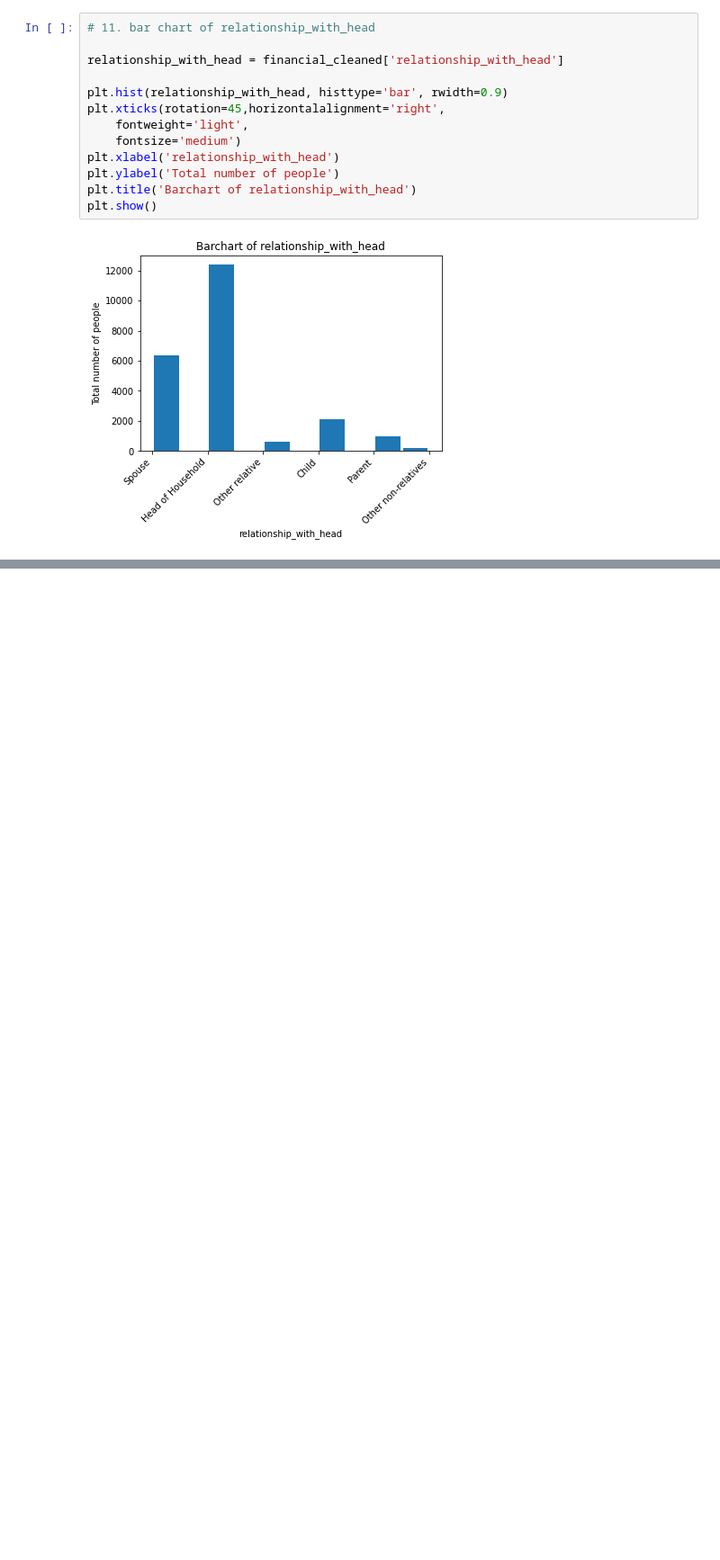
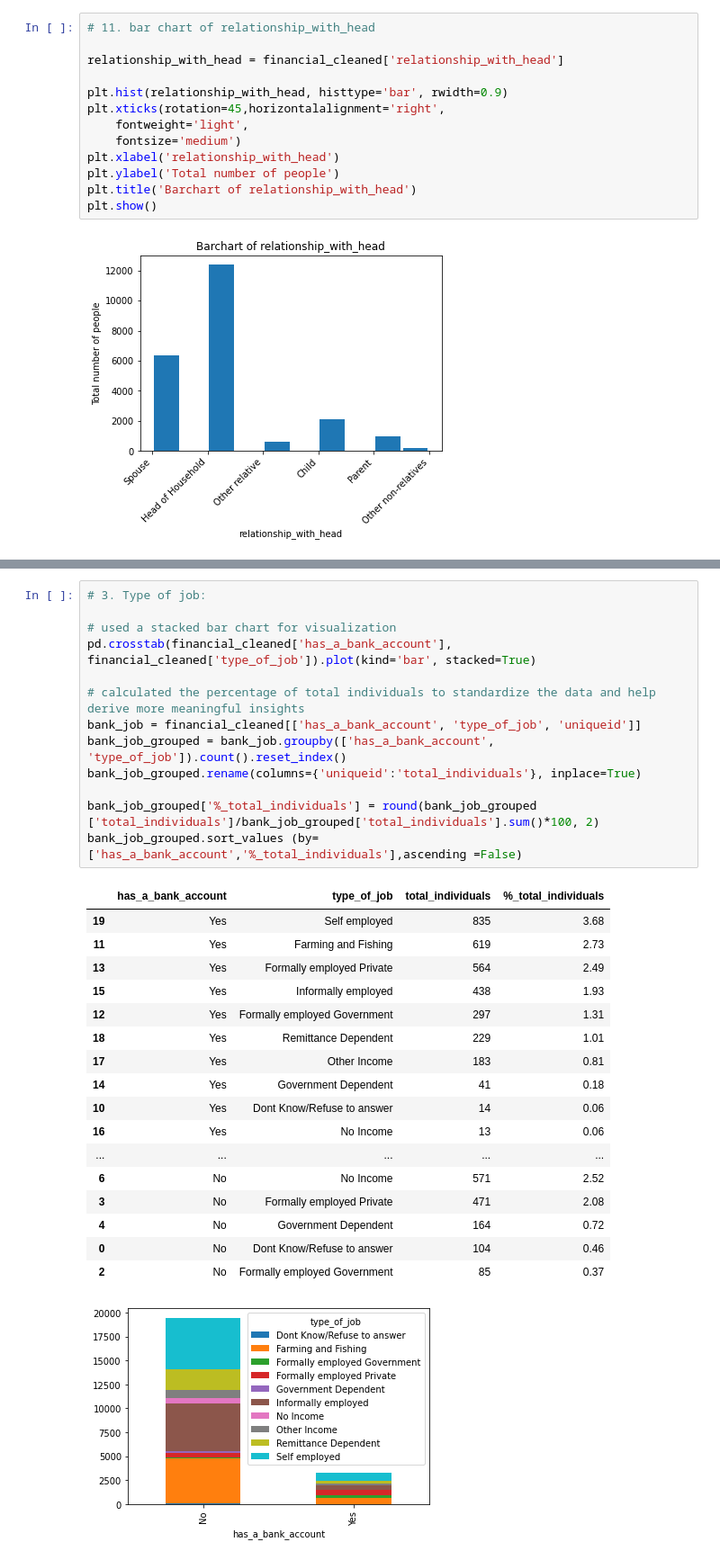
Before and after one commit to nchebet09/Week-2-Core-IP, a Jupyter notebook: Naomi's_Core_IP_Week_2.ipynb, the cells around one changed output, grey strips where cells are left out. Shown at 90% size. Saved outputs shown, nothing was run; the diff lists cells and outputs as text; blank space fills up the shorter version.

```diff
--- a/Naomi's_Core_IP_Week_2.ipynb
+++ b/Naomi's_Core_IP_Week_2.ipynb
@@ -496,0 +535,32 @@ financial_cleaned.head()
+# %%
+# 3. Type of job:
+
+# used a stacked bar chart for visualization
+pd.crosstab(financial_cleaned['has_a_bank_account'], financial_cleaned['type_of_job']).plot(kind='bar', stacked=True)
+
+# calculated the percentage of total individuals to standardize the data and help derive more meaningful insights
+bank_job = financial_cleaned[['has_a_bank_account', 'type_of_job', 'uniqueid']]
+bank_job_grouped = bank_job.groupby(['has_a_bank_account', 'type_of_job']).count().reset_index()
+bank_job_grouped.rename(columns={'uniqueid':'total_individuals'}, inplace=True)
+
+bank_job_grouped['%_total_individuals'] = round(bank_job_grouped ['total_individuals']/bank_job_grouped['total_individuals'].sum()*100, 2)
+bank_job_grouped.sort_values (by=['has_a_bank_account','%_total_individuals'],ascending =False)
+# %% [output]
+|  | has_a_bank_account | type_of_job | total_individuals | %_total_individuals |
+| 19 | Yes | Self employed | 835 | 3.68 |
+| 11 | Yes | Farming and Fishing | 619 | 2.73 |
+| 13 | Yes | Formally employed Private | 564 | 2.49 |
+| 15 | Yes | Informally employed | 438 | 1.93 |
+| 12 | Yes | Formally employed Government | 297 | 1.31 |
+| 18 | Yes | Remittance Dependent | 229 | 1.01 |
+| 17 | Yes | Other Income | 183 | 0.81 |
+| 14 | Yes | Government Dependent | 41 | 0.18 |
+| 10 | Yes | Dont Know/Refuse to answer | 14 | 0.06 |
+| 16 | Yes | No Income | 13 | 0.06 |
+| ... | ... | ... | ... | ... |
+| 6 | No | No Income | 571 | 2.52 |
+| 3 | No | Formally employed Private | 471 | 2.08 |
+| 4 | No | Government Dependent | 164 | 0.72 |
+| 0 | No | Dont Know/Refuse to answer | 104 | 0.46 |
+| 2 | No | Formally employed Government | 85 | 0.37 |
+[figure, added]
```
Also changed, not shown: parts of 37 cells of this notebook.
